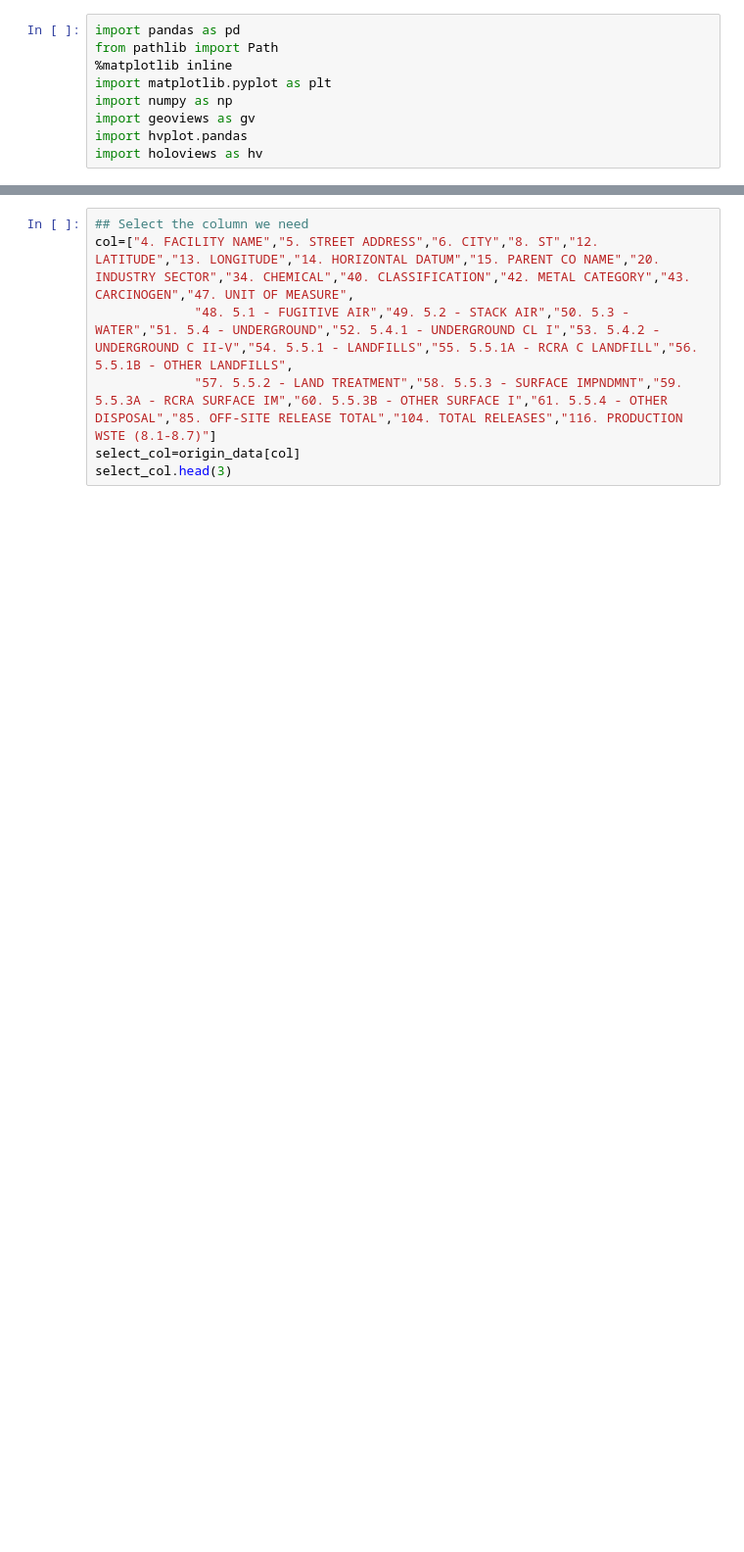
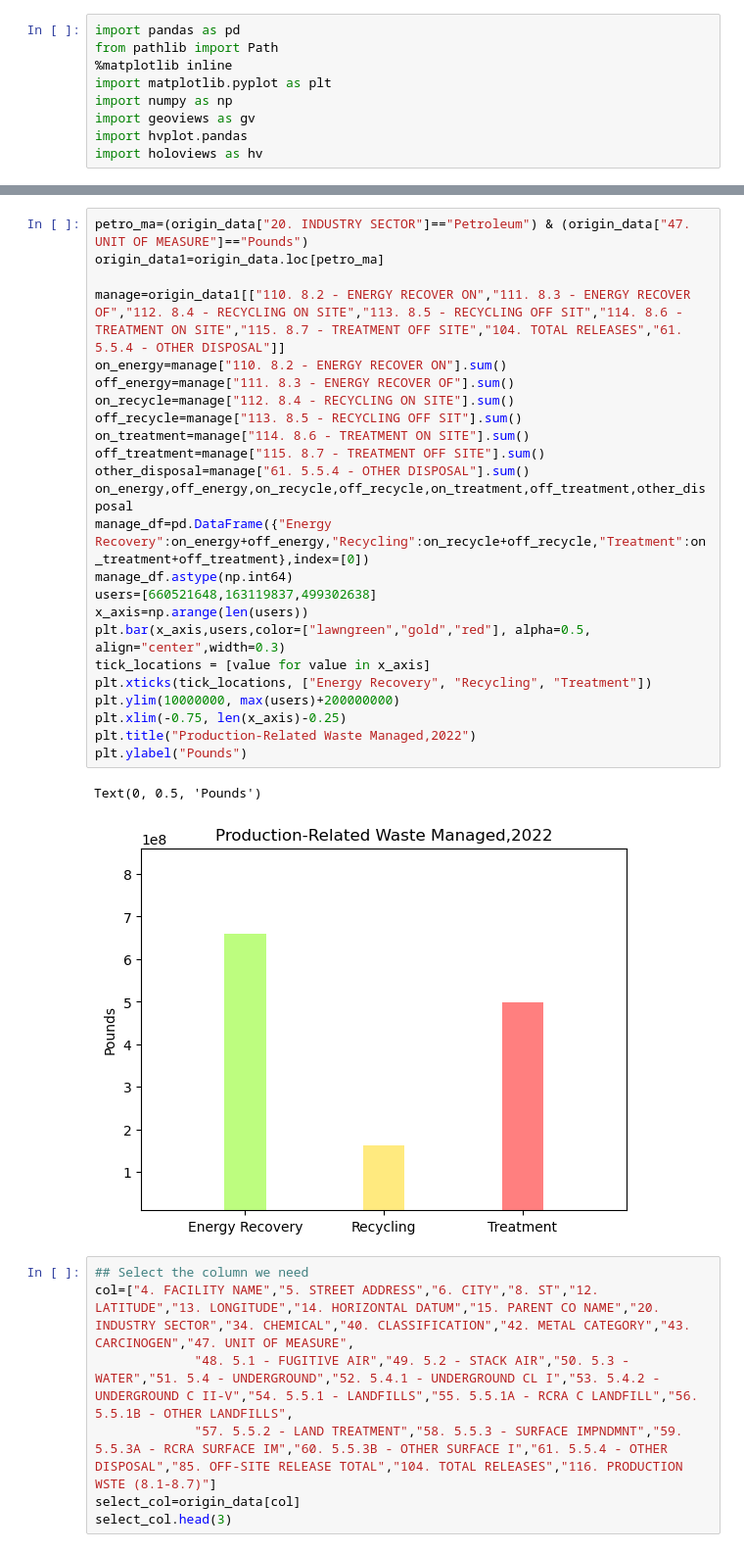
Before and after one commit to talaniz26/Project1Challenge-group4, a Jupyter notebook: data_exploration_cleanup.ipynb, the cells around one changed output, grey strips where cells are left out. Shown at 98% size. Drawn from its saved outputs; the diff is of its cells as text; blank space fills up the shorter version.

```diff
--- a/data_exploration_cleanup.ipynb
+++ b/data_exploration_cleanup.ipynb
@@ -21,6 +21,33 @@ origin_data.head()
 | 2 | 2022 | 7453WCLGTT475MI | 1.100580e+11 | COALGATE TUPELO STONEWALL GAS PLANT | 37791 STATE HWY 3 | COALGATE | COAL | OK | ... |
 | 3 | 2022 | 74764WYRHSHIGHW | 1.100010e+11 | INTERNATIONAL PAPER CO | 890 IP LN | VALLIANT | MCCURTAIN | OK | ... |
 | 4 | 2022 | 74501MCLSTHWY69 | 1.100000e+11 | US ARMY MCALESTER ARMY AMMUNITION... | 1 C TREE RD | MCALESTER | PITTSBURG | OK | ... |
+# %%
+petro_ma=(origin_data["20. INDUSTRY SECTOR"]=="Petroleum") & (origin_data["47. UNIT OF MEASURE"]=="Pounds")
+origin_data1=origin_data.loc[petro_ma]
+
+manage=origin_data1[["110. 8.2 - ENERGY RECOVER ON","111. 8.3 - ENERGY RECOVER OF","112. 8.4 - RECYCLING ON SITE","113. 8.5 - RECYCLING OFF SIT","114. 8.6 - TREATMENT ON SITE","115. 8.7 - TREATMENT OFF SITE","104. TOTAL RELEASES","61. 5.5.4 - OTHER DISPOSAL"]]
+on_energy=manage["110. 8.2 - ENERGY RECOVER ON"].sum()
+off_energy=manage["111. 8.3 - ENERGY RECOVER OF"].sum()
+on_recycle=manage["112. 8.4 - RECYCLING ON SITE"].sum()
+off_recycle=manage["113. 8.5 - RECYCLING OFF SIT"].sum()
+on_treatment=manage["114. 8.6 - TREATMENT ON SITE"].sum()
+off_treatment=manage["115. 8.7 - TREATMENT OFF SITE"].sum()
+other_disposal=manage["61. 5.5.4 - OTHER DISPOSAL"].sum()
+on_energy,off_energy,on_recycle,off_recycle,on_treatment,off_treatment,other_disposal
+manage_df=pd.DataFrame({"Energy Recovery":on_energy+off_energy,"Recycling":on_recycle+off_recycle,"Treatment":on_treatment+off_treatment},index=[0])
+manage_df.astype(np.int64)
+users=[660521648,163119837,499302638]
+x_axis=np.arange(len(users))
+plt.bar(x_axis,users,color=["lawngreen","gold","red"], alpha=0.5, align="center",width=0.3)
+tick_locations = [value for value in x_axis]
+plt.xticks(tick_locations, ["Energy Recovery", "Recycling", "Treatment"])
+plt.ylim(10000000, max(users)+200000000)
+plt.xlim(-0.75, len(x_axis)-0.25)
+plt.title("Production-Related Waste Managed,2022")
+plt.ylabel("Pounds")
+# %% [output]
+Text(0, 0.5, 'Pounds')
+[figure, added]
 # %%
 ## Select the column we need
 col=["4. FACILITY NAME","5. STREET ADDRESS","6. CITY","8. ST","12. LATITUDE","13. LONGITUDE","14. HORIZONTAL DATUM","15. PARENT CO NAME","20. INDUSTRY SECTOR","34. CHEMICAL","40. CLASSIFICATION","42. METAL CATEGORY","43. CARCINOGEN","47. UNIT OF MEASURE",
```
Also changed, not shown: 6 other files.
